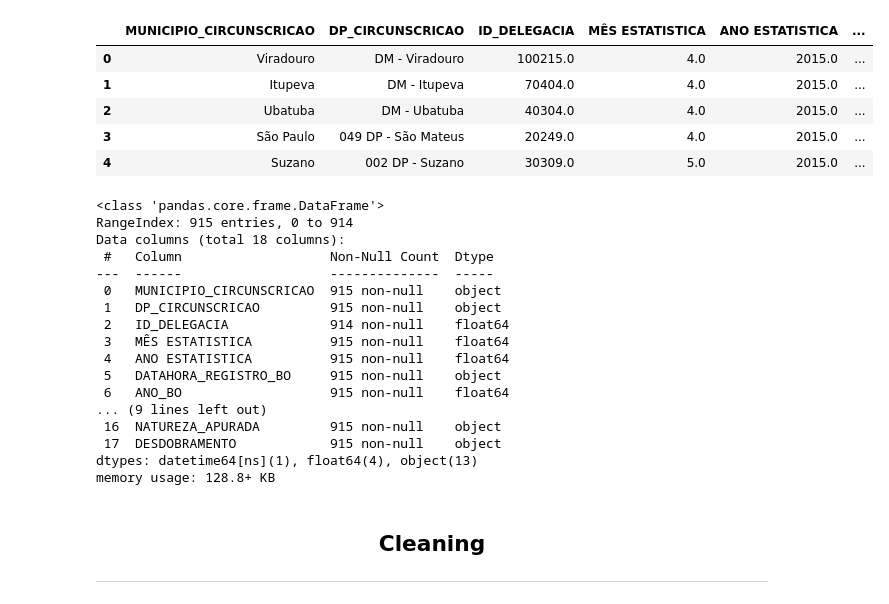
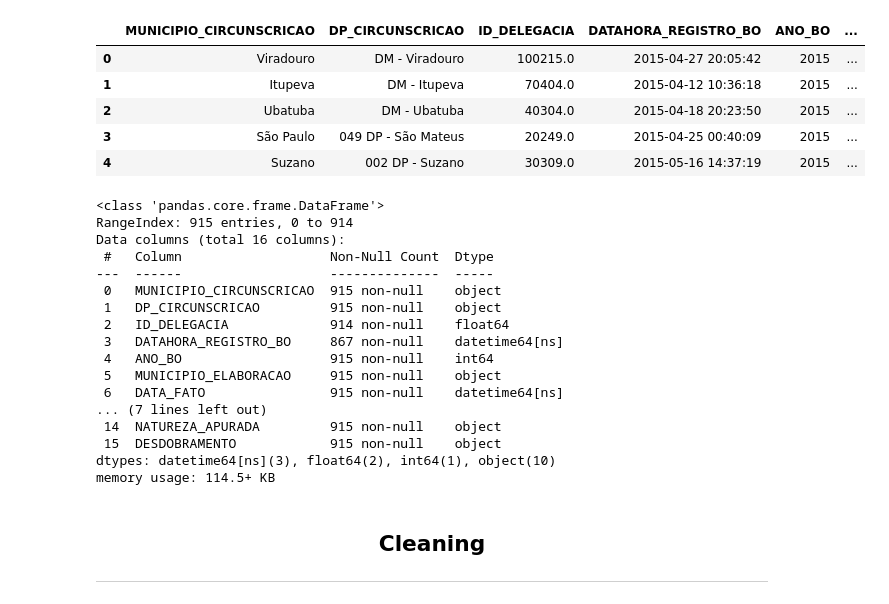
Before and after one commit to gabrielalastra/FemicideSP, a Jupyter notebook: FemicideSP.ipynb, the cells around one changed output. Saved outputs shown, nothing was run; the diff lists cells and outputs as text; code cells hidden in the pictures.

```diff
--- a/FemicideSP.ipynb
+++ b/FemicideSP.ipynb
@@ -7,15 +7,15 @@ import seaborn as sns
 import matplotlib.pyplot as plt
 # %%
 #db = pd.read_excel('/content/Feminicidio_2015_2022.xlsx', sheet_name=None)
-db = pd.read_excel('/content/Feminicidio_cleaned.xlsx')
+db = pd.read_excel('/content/Femicide_cleaned.xlsx')
 db.head()
 # %% [output]
-|  | MUNICIPIO_CIRCUNSCRICAO | DP_CIRCUNSCRICAO | ID_DELEGACIA | MÊS ESTATISTICA | ANO ESTATISTICA | ... |
-| 0 | Viradouro | DM - Viradouro | 100215.0 | 4.0 | 2015.0 | ... |
-| 1 | Itupeva | DM - Itupeva | 70404.0 | 4.0 | 2015.0 | ... |
-| 2 | Ubatuba | DM - Ubatuba | 40304.0 | 4.0 | 2015.0 | ... |
-| 3 | São Paulo | 049 DP - São Mateus | 20249.0 | 4.0 | 2015.0 | ... |
-| 4 | Suzano | 002 DP - Suzano | 30309.0 | 5.0 | 2015.0 | ... |
+|  | MUNICIPIO_CIRCUNSCRICAO | DP_CIRCUNSCRICAO | ID_DELEGACIA | DATAHORA_REGISTRO_BO | ANO_BO | ... |
+| 0 | Viradouro | DM - Viradouro | 100215.0 | 2015-04-27 20:05:42 | 2015 | ... |
+| 1 | Itupeva | DM - Itupeva | 70404.0 | 2015-04-12 10:36:18 | 2015 | ... |
+| 2 | Ubatuba | DM - Ubatuba | 40304.0 | 2015-04-18 20:23:50 | 2015 | ... |
+| 3 | São Paulo | 049 DP - São Mateus | 20249.0 | 2015-04-25 00:40:09 | 2015 | ... |
+| 4 | Suzano | 002 DP - Suzano | 30309.0 | 2015-05-16 14:37:19 | 2015 | ... |
 # %%
 #display(db)
 #display(db['2021'])
@@ -24,21 +24,21 @@ db.info()
 # %% [output]
 <class 'pandas.core.frame.DataFrame'>
 RangeIndex: 915 entries, 0 to 914
-Data columns (total 18 columns):
+Data columns (total 16 columns):
  #   Column                   Non-Null Count  Dtype
 ---  ------                   --------------  -----
  0   MUNICIPIO_CIRCUNSCRICAO  915 non-null    object
  1   DP_CIRCUNSCRICAO         915 non-null    object
  2   ID_DELEGACIA             914 non-null    float64
- 3   MÊS ESTATISTICA          915 non-null    float64
- 4   ANO ESTATISTICA          915 non-null    float64
- 5   DATAHORA_REGISTRO_BO     915 non-null    object
- 6   ANO_BO                   915 non-null    float64
-... (9 lines left out)
- 16  NATUREZA_APURADA         915 non-null    object
- 17  DESDOBRAMENTO            915 non-null    object
-dtypes: datetime64[ns](1), float64(4), object(13)
-memory usage: 128.8+ KB
+ 3   DATAHORA_REGISTRO_BO     867 non-null    datetime64[ns]
+ 4   ANO_BO                   915 non-null    int64
+ 5   MUNICIPIO_ELABORACAO     915 non-null    object
+ 6   DATA_FATO                915 non-null    datetime64[ns]
+... (7 lines left out)
+ 14  NATUREZA_APURADA         915 non-null    object
+ 15  DESDOBRAMENTO            915 non-null    object
+dtypes: datetime64[ns](3), float64(2), int64(1), object(10)
+memory usage: 114.5+ KB
 # %% [markdown]
 <h2 align='center'>Cleaning</h2>
 <hr color='yellow'>
```
Also changed, not shown: parts of 27 cells of this notebook.
